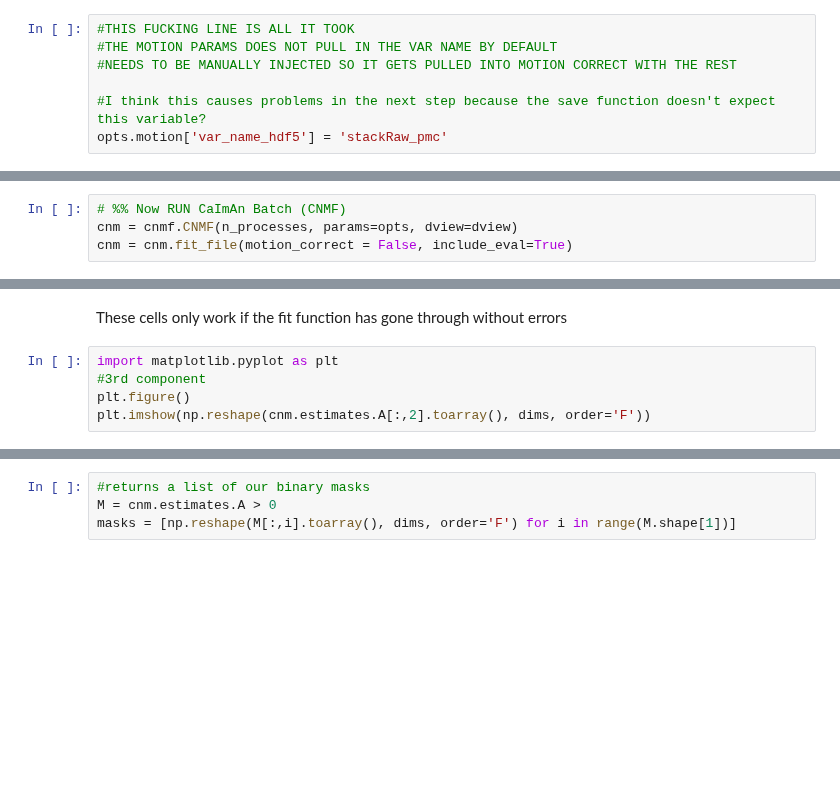
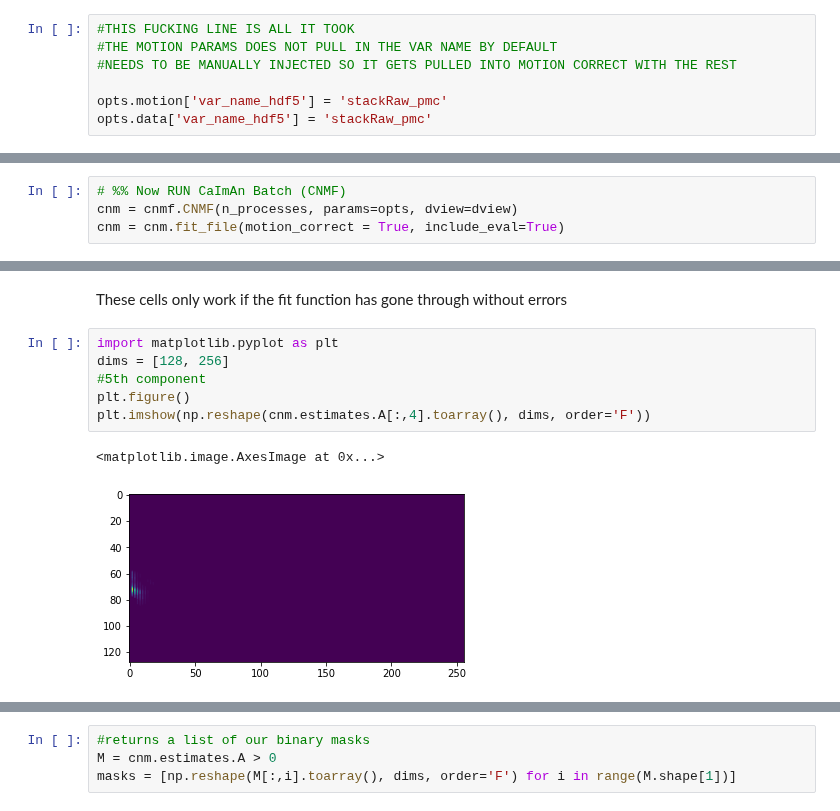
Before and after one commit to laurenneal/capstone-visual-neuroscience, a Jupyter notebook: Demo_Caiman_Stripped_Working_Copy.ipynb, the cells around one changed output, grey strips where cells are left out. Saved outputs shown, nothing was run; the diff lists cells and outputs as text; blank space fills up the shorter version.

```diff
--- a/Demo_Caiman_Stripped_Working_Copy.ipynb
+++ b/Demo_Caiman_Stripped_Working_Copy.ipynb
@@ -271,5 +190,5 @@ data:
 #THE MOTION PARAMS DOES NOT PULL IN THE VAR NAME BY DEFAULT
 #NEEDS TO BE MANUALLY INJECTED SO IT GETS PULLED INTO MOTION CORRECT WITH THE REST
 
-#I think this causes problems in the next step because the save function doesn't expect this variable?
 opts.motion['var_name_hdf5'] = 'stackRaw_pmc'
+opts.data['var_name_hdf5'] = 'stackRaw_pmc'
@@ -276,5 +288,5 @@ opts.motion['var_name_hdf5'] = 'stackRaw_pmc'
 # %%
 # %% Now RUN CaImAn Batch (CNMF)
 cnm = cnmf.CNMF(n_processes, params=opts, dview=dview)
-cnm = cnm.fit_file(motion_correct = False, include_eval=True)
+cnm = cnm.fit_file(motion_correct = True, include_eval=True)
 # %% [output]
@@ -283,7 +297,11 @@ ValueError: ignored
 These cells only work if the fit function has gone through without errors
 # %%
 import matplotlib.pyplot as plt
-#3rd component
+dims = [128, 256]
+#5th component
 plt.figure()
-plt.imshow(np.reshape(cnm.estimates.A[:,2].toarray(), dims, order='F'))
+plt.imshow(np.reshape(cnm.estimates.A[:,4].toarray(), dims, order='F'))
+# %% [output]
+<matplotlib.image.AxesImage at 0x...>
+[figure, added]
 # %%
```
Also changed, not shown: parts of 42 cells of this notebook.
